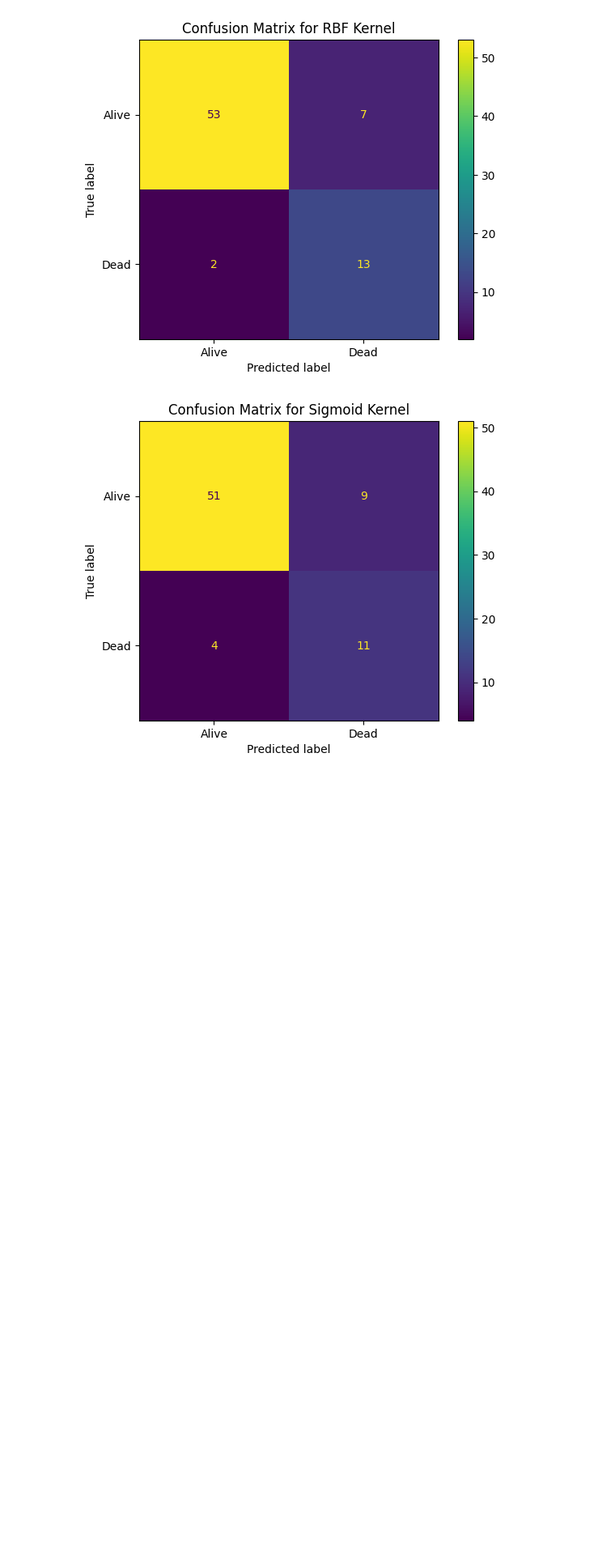
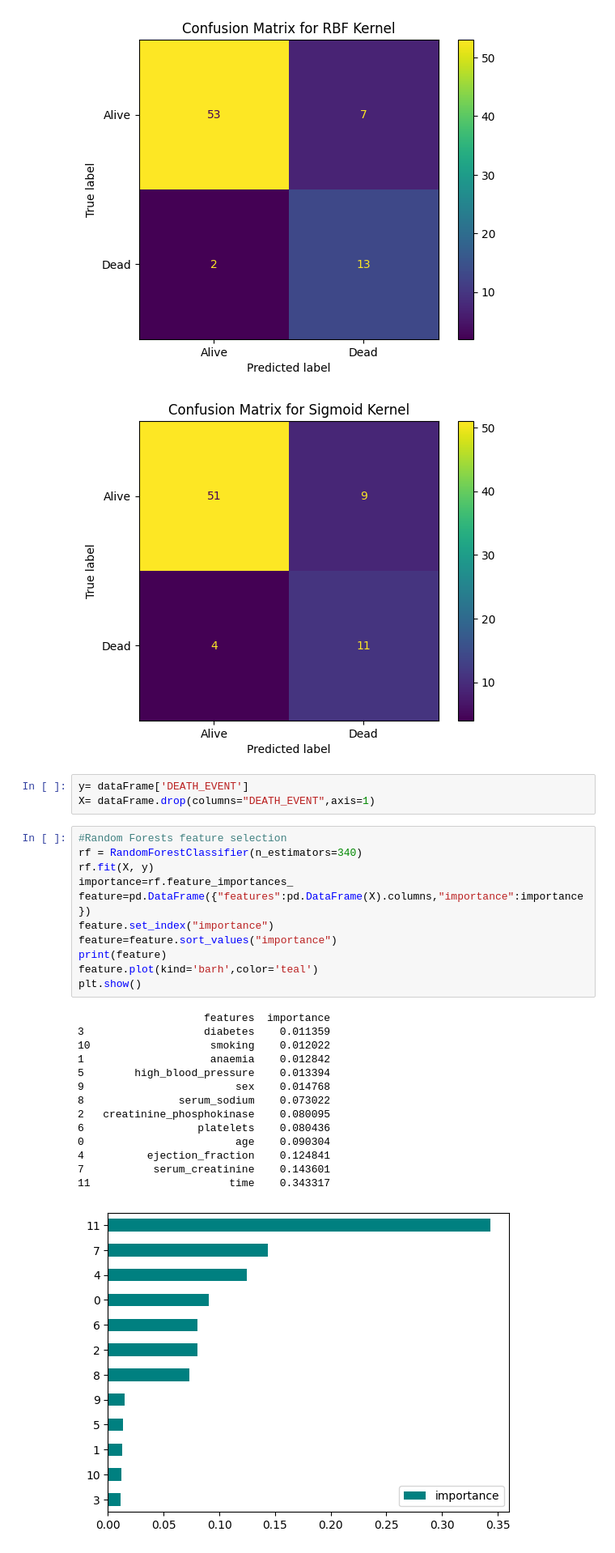
Before and after one commit to Misara-Ahmed/Cardiovascular-Disease-Prediction, a Jupyter notebook: Heart_failure_prediction_SVM.ipynb, the cells around one changed output. Shown at 81% size. Cells and saved outputs as stored; diff of their text form; blank space fills up the shorter version.

```diff
--- a/Heart_failure_prediction_SVM.ipynb
+++ b/Heart_failure_prediction_SVM.ipynb
@@ -152,3 +153,32 @@ for pair in zipped:
 [figure]
 [figure]
 [figure]
+# %%
+y= dataFrame['DEATH_EVENT']
+X= dataFrame.drop(columns="DEATH_EVENT",axis=1)
+# %%
+#Random Forests feature selection
+rf = RandomForestClassifier(n_estimators=340)
+rf.fit(X, y)
+importance=rf.feature_importances_
+feature=pd.DataFrame({"features":pd.DataFrame(X).columns,"importance":importance})
+feature.set_index("importance")
+feature=feature.sort_values("importance")
+print(feature)
+feature.plot(kind='barh',color='teal')
+plt.show()
+# %% [output]
+                    features  importance
+3                   diabetes    0.011359
+10                   smoking    0.012022
+1                    anaemia    0.012842
+5        high_blood_pressure    0.013394
+9                        sex    0.014768
+8               serum_sodium    0.073022
+2   creatinine_phosphokinase    0.080095
+6                  platelets    0.080436
+0                        age    0.090304
+4          ejection_fraction    0.124841
+7           serum_creatinine    0.143601
+11                      time    0.343317
+[figure, added]
```
Also changed, not shown: parts of 8 cells of this notebook.
